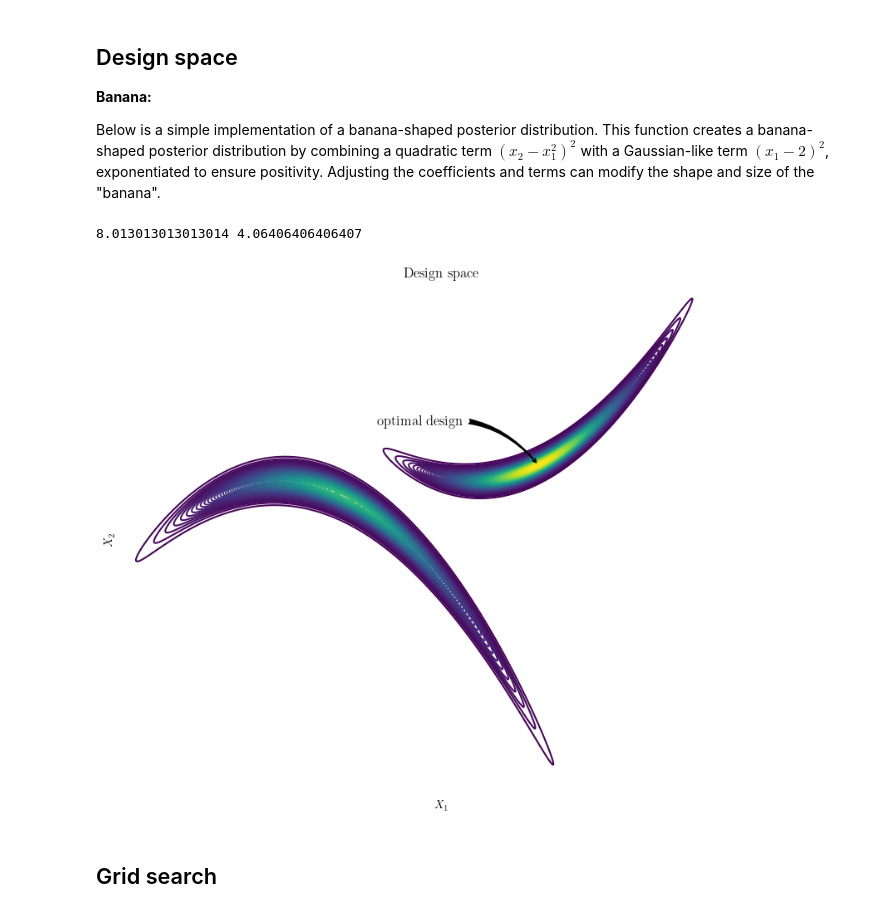
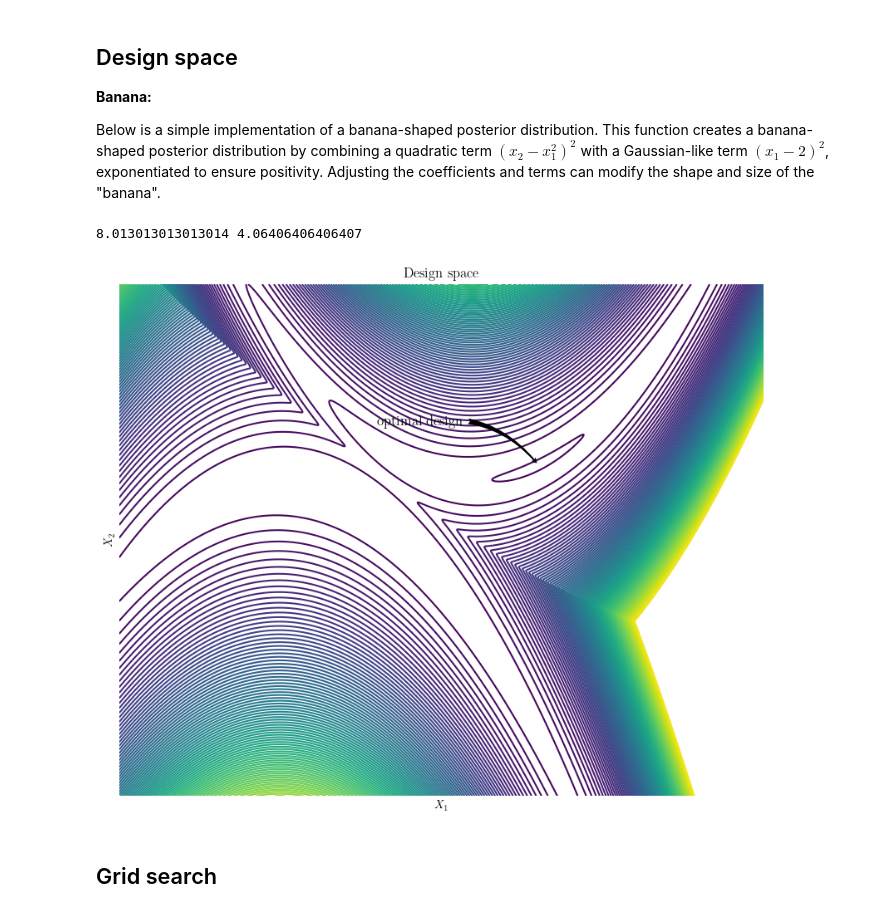
Before and after one commit to mark-hobbs/articles, a Jupyter notebook: design-space-exploration/design-space-exploration.ipynb, the cells around one changed output. Saved outputs shown, nothing was run; the diff lists cells and outputs as text; code cells hidden in the pictures.

```diff
--- a/design-space-exploration/design-space-exploration.ipynb
+++ b/design-space-exploration/design-space-exploration.ipynb
@@ -254,35 +262,35 @@ def plot_design_space(X1, X2, Z, X1_scatter=None, X2_scatter=None, levels=40, c=
 # %%
 x1_range = np.linspace(-5, 15, 1000)
 x2_range = np.linspace(-80, 50, 1000)
 X1, X2 = np.meshgrid(x1_range, x2_range)
 Z = np.array([[design_space((x1, x2)) for x1 in x1_range] for x2 in x2_range])
-Z = np.where(Z > 0.01, Z, np.nan)
+# Z = np.where(Z > 0.01, Z, np.nan)
 
 max_index = np.unravel_index(np.nanargmax(Z), Z.shape)
 x1_max, x2_max = X1[max_index], X2[max_index]
 print(x1_max, x2_max)
 
-plot_design_space(X1, X2, Z, levels=100)
+plot_design_space(X1, X2, -np.log(Z), levels=100)
 
 plt.annotate(
     'optimal design',
     xy=(x1_max, x2_max),
     xytext=(x1_max - 5, x2_max + 10),
     fontsize=12,
     ha='left',
     color='black',
     arrowprops=dict(
         arrowstyle='fancy',
         connectionstyle='arc3,rad=-0.3',
         facecolor='black',
         edgecolor='none'
     )
 )
 
 plt.savefig('design-space.png', dpi=300, bbox_inches='tight')
 # %% [output]
 8.013013013013014 4.06406406406407
-[figure, old version]
+[figure, new version]
 # %% [markdown]
 ## Grid search
 # %%
```
Also changed, not shown: parts of 9 cells of this notebook.
